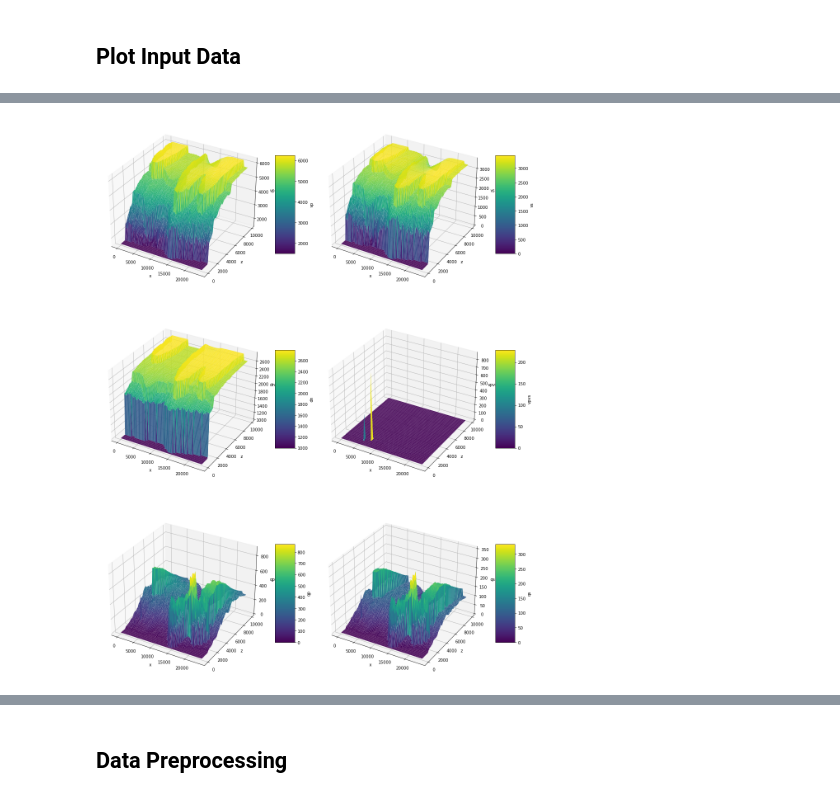
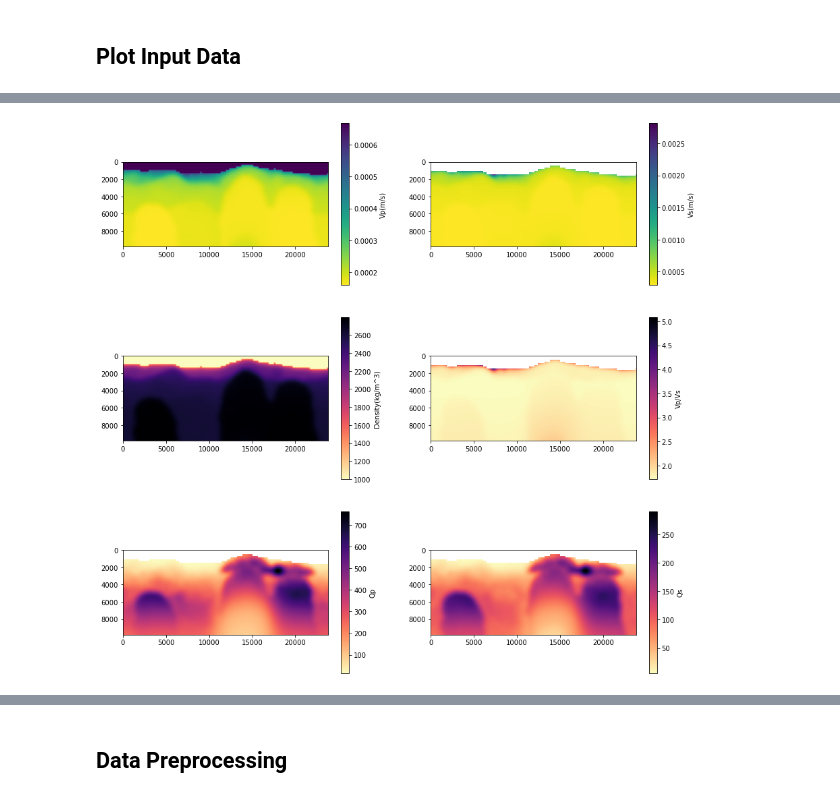
Before and after one commit to acse-yc220/finalProject, a Jupyter notebook: project.ipynb, the cells around one changed output, grey strips where cells are left out. Drawn from its saved outputs; the diff is of its cells as text; code cells hidden in the pictures.

```diff
--- a/project.ipynb
+++ b/project.ipynb
@@ -19,4 +14,13 @@ showDistribution(data_list)
-# %%
-crossplot(data_list)
-# %% [output]
-[figure, removed]
+# %%
+# Move this to a dataclean function
+data_inf = np.isinf(data_list[3])
+data_list[3][data_inf] = np.nan
+
+data_list[0]= 1./data_list[0]
+data_list[1]= 1./data_list[1]
+data_inf = np.isinf(data_list[1])
+data_list[1][data_inf] = np.nan
+
+show_data(data_list,3,2)
+# %% [output]
+[figure, added]
```
Also changed, not shown: parts of 18 cells of this notebook, 1 other file.
